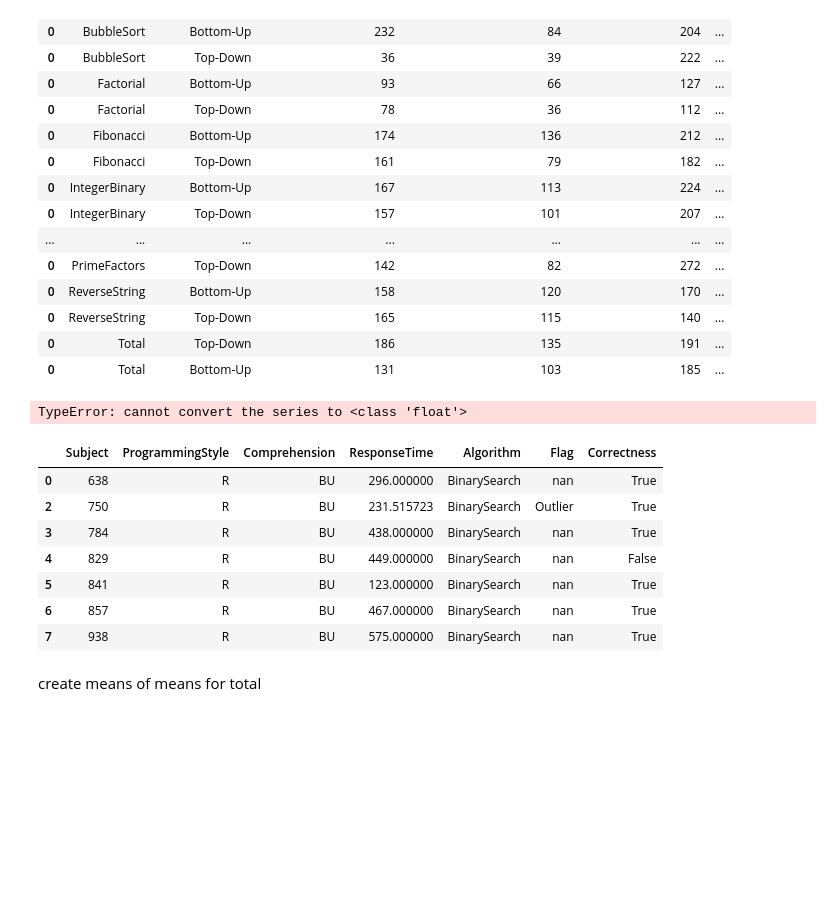
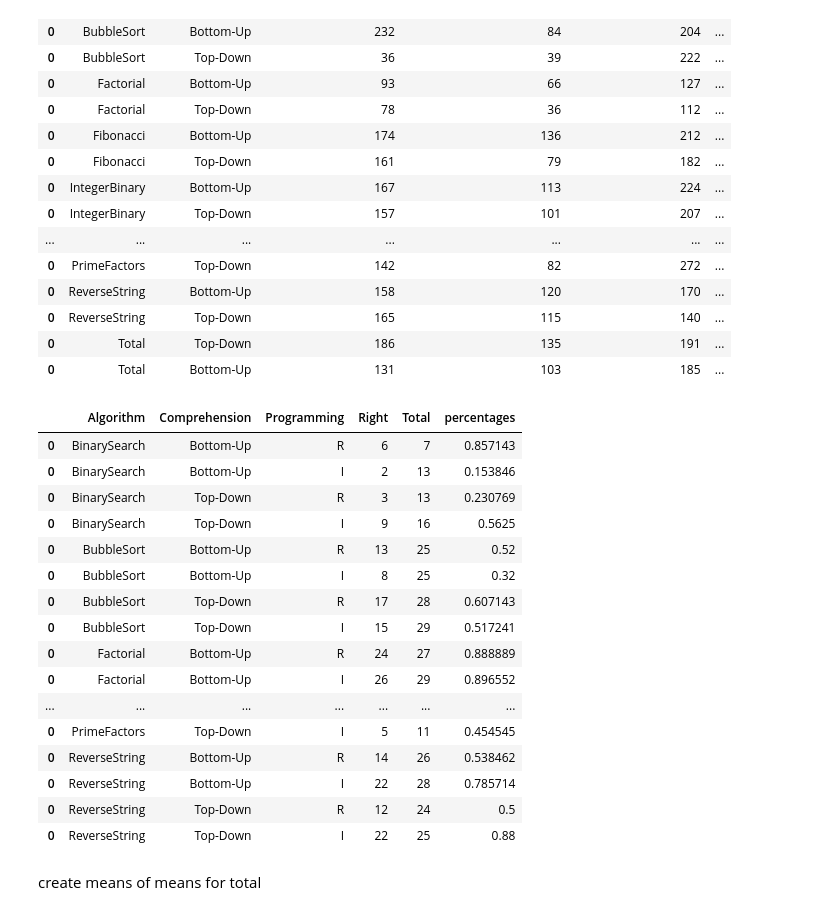
Before and after one commit to brains-on-code/REyeker, a Jupyter notebook: REyeker-DataAnalyses-Python/Behavioral_Of_All.ipynb, the cells around one changed output. Drawn from its saved outputs; the diff is of its cells as text; code cells hidden in the pictures; blank space fills up the shorter version.

```diff
--- a/REyeker-DataAnalyses-Python/Behavioral_Of_All.ipynb
+++ b/REyeker-DataAnalyses-Python/Behavioral_Of_All.ipynb
@@ -198,21 +198,26 @@ Write total means to excel sheet
 | 0 | Total | Top-Down | 186 | 135 | 191 | ... |
 | 0 | Total | Bottom-Up | 131 | 103 | 185 | ... |
 # %%
-count_df["percentages"] = float(count_df["Right"])/float(count_df["Total"])
+count_df["percentages"] = count_df["Right"]/count_df["Total"]
 count_df
 # %% [output]
-TypeError: cannot convert the series to <class 'float'>
+|  | Algorithm | Comprehension | Programming | Right | Total | percentages |
+| 0 | BinarySearch | Bottom-Up | R | 6 | 7 | 0.857143 |
+| 0 | BinarySearch | Bottom-Up | I | 2 | 13 | 0.153846 |
+| 0 | BinarySearch | Top-Down | R | 3 | 13 | 0.230769 |
+| 0 | BinarySearch | Top-Down | I | 9 | 16 | 0.5625 |
+| 0 | BubbleSort | Bottom-Up | R | 13 | 25 | 0.52 |
+| 0 | BubbleSort | Bottom-Up | I | 8 | 25 | 0.32 |
+| 0 | BubbleSort | Top-Down | R | 17 | 28 | 0.607143 |
+| 0 | BubbleSort | Top-Down | I | 15 | 29 | 0.517241 |
+| 0 | Factorial | Bottom-Up | R | 24 | 27 | 0.888889 |
+| 0 | Factorial | Bottom-Up | I | 26 | 29 | 0.896552 |
+| ... | ... | ... | ... | ... | ... | ... |
+| 0 | PrimeFactors | Top-Down | I | 5 | 11 | 0.454545 |
+| 0 | ReverseString | Bottom-Up | R | 14 | 26 | 0.538462 |
+| 0 | ReverseString | Bottom-Up | I | 22 | 28 | 0.785714 |
+| 0 | ReverseString | Top-Down | R | 12 | 24 | 0.5 |
+| 0 | ReverseString | Top-Down | I | 22 | 25 | 0.88 |
-# %%
-df_algo_cat_array[0][0]
-# %% [output]
-|  | Subject | ProgrammingStyle | Comprehension | ResponseTime | Algorithm | Flag | Correctness |
-| 0 | 638 | R | BU | 296.000000 | BinarySearch | nan | True |
-| 2 | 750 | R | BU | 231.515723 | BinarySearch | Outlier | True |
-| 3 | 784 | R | BU | 438.000000 | BinarySearch | nan | True |
-| 4 | 829 | R | BU | 449.000000 | BinarySearch | nan | False |
-| 5 | 841 | R | BU | 123.000000 | BinarySearch | nan | True |
-| 6 | 857 | R | BU | 467.000000 | BinarySearch | nan | True |
-| 7 | 938 | R | BU | 575.000000 | BinarySearch | nan | True |
 # %% [markdown]
 create means of means for total
 # %%
```
Also changed, not shown: 8 other files.
